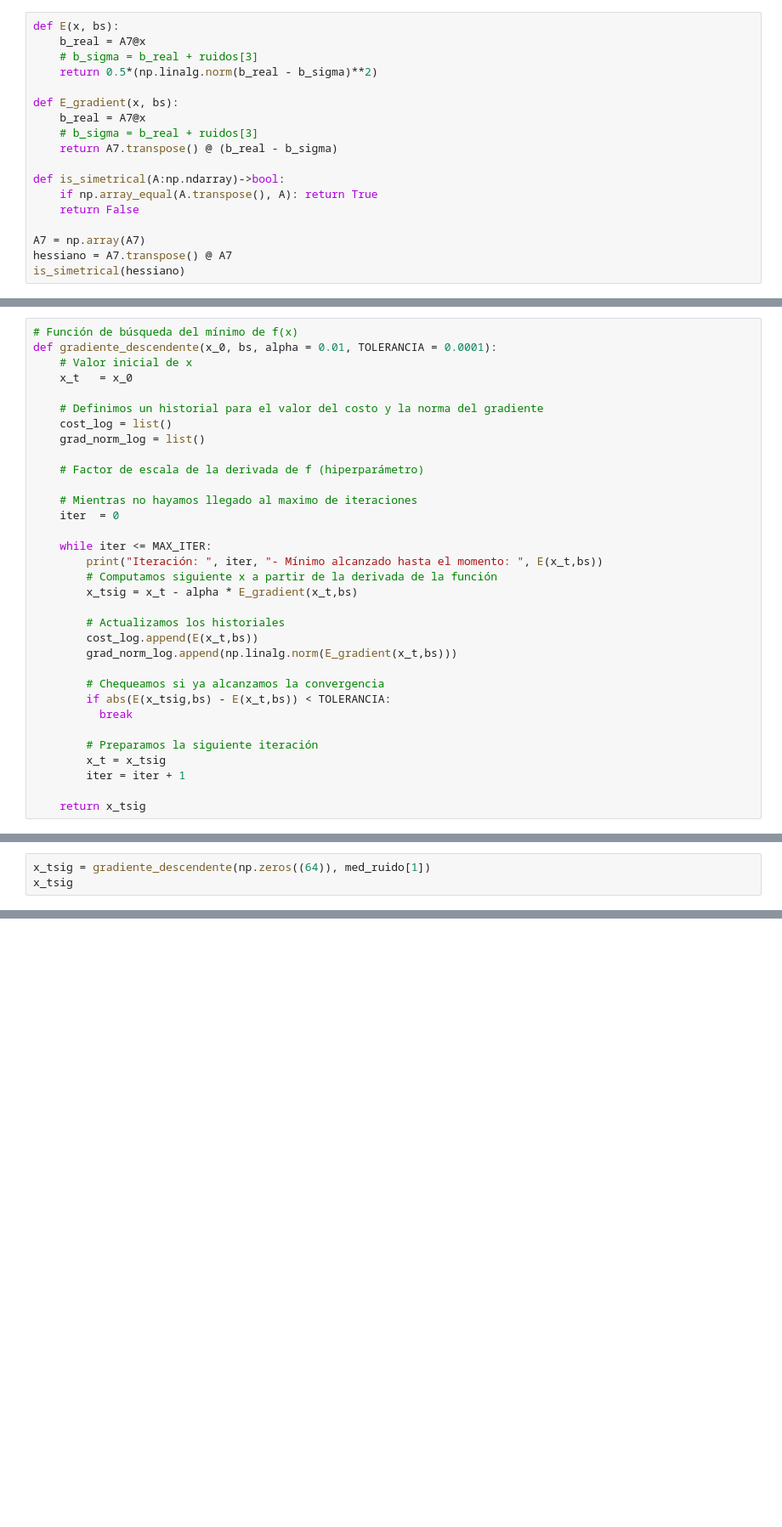
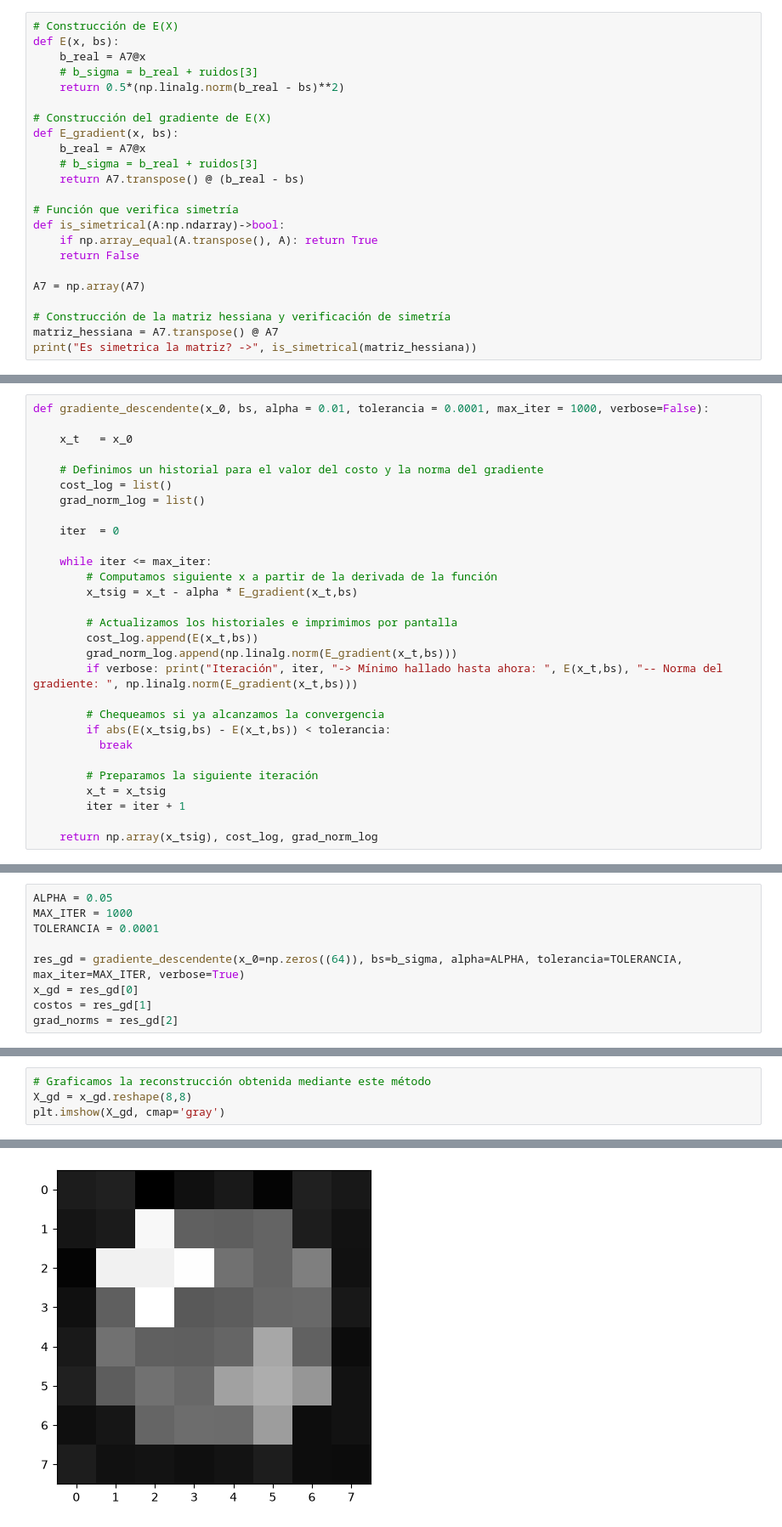
Before and after one commit to josedesgtt/imagenes-tomograficas-tp-metodos, a Jupyter notebook: ejercicio_8.ipynb, the cells around one changed output, grey strips where cells are left out. Shown at 85% size. Saved outputs shown, nothing was run; the diff lists cells and outputs as text; blank space fills up the shorter version.

Commit message:
Ejercicio 8 casi completo. Queda pendiente explicar el inciso 4 y escalar mejor las reconstrucciones del inciso 5.

```diff
--- a/ejercicio_8.ipynb
+++ b/ejercicio_8.ipynb
@@ -50,19 +91,24 @@ dim(Nul A7):  0
 # %%
+# Construcción de E(X)
 def E(x, bs):
     b_real = A7@x
     # b_sigma = b_real + ruidos[3]
-    return 0.5*(np.linalg.norm(b_real - b_sigma)**2)
+    return 0.5*(np.linalg.norm(b_real - bs)**2)
 
+# Construcción del gradiente de E(X)
 def E_gradient(x, bs):
     b_real = A7@x
     # b_sigma = b_real + ruidos[3]
-    return A7.transpose() @ (b_real - b_sigma)
+    return A7.transpose() @ (b_real - bs)
 
+# Función que verifica simetría
 def is_simetrical(A:np.ndarray)->bool:
     if np.array_equal(A.transpose(), A): return True
     return False
 
 A7 = np.array(A7)
-hessiano = A7.transpose() @ A7
-is_simetrical(hessiano)
+
+# Construcción de la matriz hessiana y verificación de simetría
+matriz_hessiana = A7.transpose() @ A7
+print("Es simetrica la matriz? ->", is_simetrical(matriz_hessiana))
 # %% [output]
@@ -86,33 +126,29 @@ TOLERANCIA = 0.0001
 # %%
-# Función de búsqueda del mínimo de f(x)
-def gradiente_descendente(x_0, bs, alpha = 0.01, TOLERANCIA = 0.0001):
-    # Valor inicial de x
+def gradiente_descendente(x_0, bs, alpha = 0.01, tolerancia = 0.0001, max_iter = 1000, verbose=False):
+
     x_t   = x_0
 
     # Definimos un historial para el valor del costo y la norma del gradiente
     cost_log = list()
     grad_norm_log = list()
 
-    # Factor de escala de la derivada de f (hiperparámetro)
-
-    # Mientras no hayamos llegado al maximo de iteraciones
     iter  = 0
 
-    while iter <= MAX_ITER:
-        print("Iteración: ", iter, "- Mínimo alcanzado hasta el momento: ", E(x_t,bs))
+    while iter <= max_iter:
         # Computamos siguiente x a partir de la derivada de la función
         x_tsig = x_t - alpha * E_gradient(x_t,bs)
 
-        # Actualizamos los historiales
+        # Actualizamos los historiales e imprimimos por pantalla
         cost_log.append(E(x_t,bs))
         grad_norm_log.append(np.linalg.norm(E_gradient(x_t,bs)))
+        if verbose: print("Iteración", iter, "-> Mínimo hallado hasta ahora: ", E(x_t,bs), "-- Norma del gradiente: ", np.linalg.norm(E_gradient(x_t,bs)))
 
         # Chequeamos si ya alcanzamos la convergencia
-        if abs(E(x_tsig,bs) - E(x_t,bs)) < TOLERANCIA:
+        if abs(E(x_tsig,bs) - E(x_t,bs)) < tolerancia:
           break
 
         # Preparamos la siguiente iteración
         x_t = x_tsig
         iter = iter + 1
 
-    return x_tsig
+    return np.array(x_tsig), cost_log, grad_norm_log
@@ -119,4 +157,10 @@ def gradiente_descendente(x_0, bs, alpha = 0.01, TOLERANCIA = 0.0001):
 # %%
-x_tsig = gradiente_descendente(np.zeros((64)), med_ruido[1])
-x_tsig
+ALPHA = 0.05
+MAX_ITER = 1000
+TOLERANCIA = 0.0001
+
+res_gd = gradiente_descendente(x_0=np.zeros((64)), bs=b_sigma, alpha=ALPHA, tolerancia=TOLERANCIA, max_iter=MAX_ITER, verbose=True)
+x_gd = res_gd[0]
+costos = res_gd[1]
+grad_norms = res_gd[2]
 # %% [output]
@@ -139,0 +184,5 @@ array([ 3.22468128e-04,  4.35084510e-03, -6.02827821e-03,  1.81133932e-03,
+# %%
+# Graficamos la reconstrucción obtenida mediante este método
+X_gd = x_gd.reshape(8,8)
+plt.imshow(X_gd, cmap='gray')
+# %% [output]
@@ -139,0 +190 @@ array([ 3.22468128e-04,  4.35084510e-03, -6.02827821e-03,  1.81133932e-03,
+[figure, added]
```
Also changed, not shown: parts of 34 cells of this notebook.
